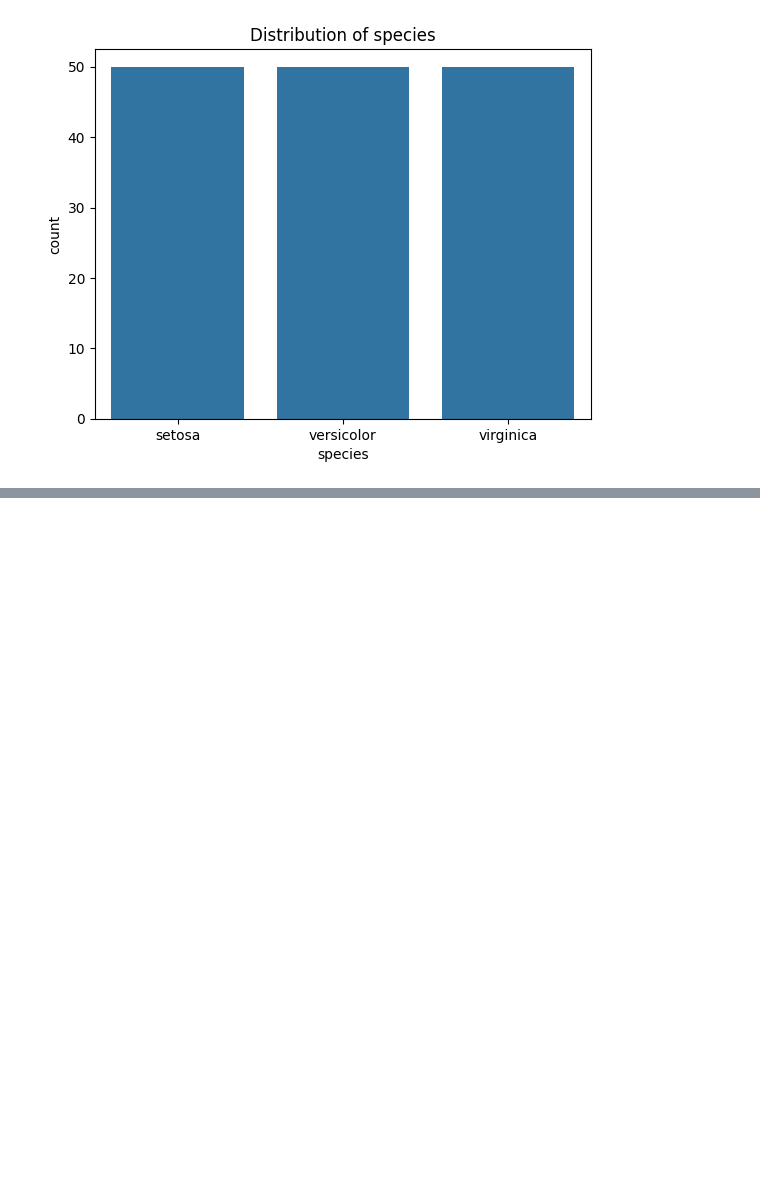
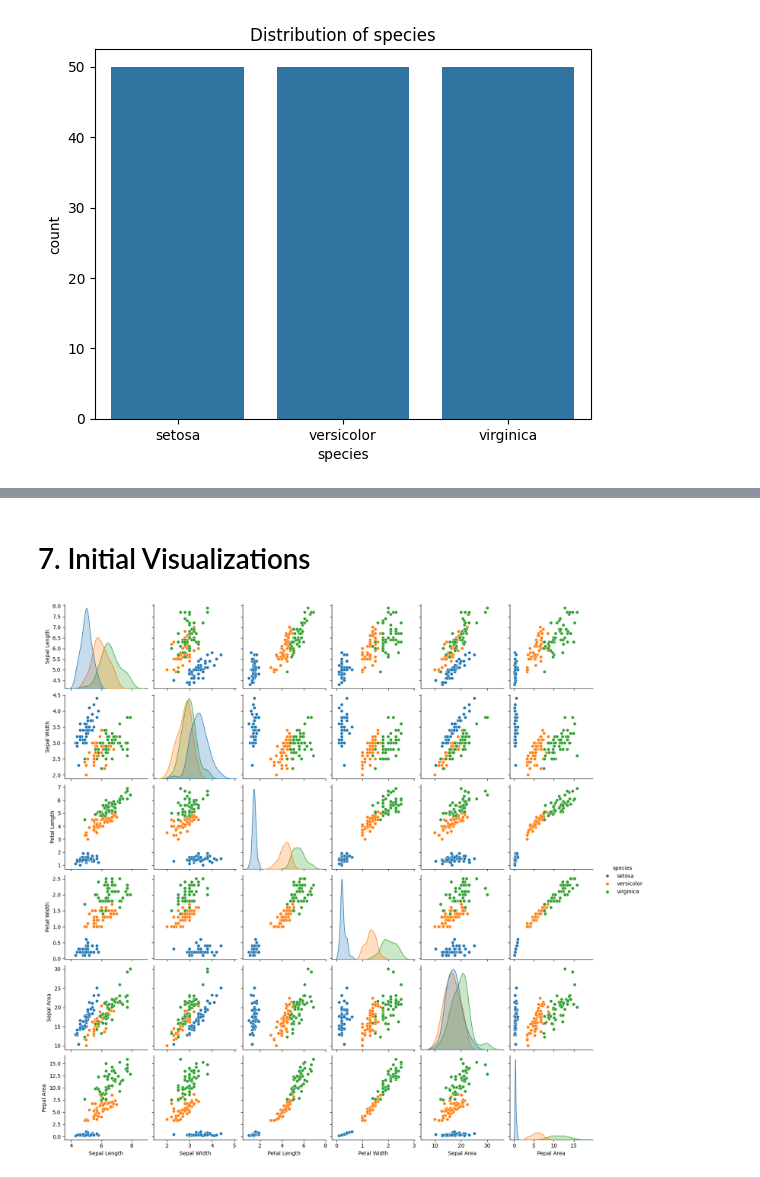
Before and after one commit to abeaderstadt/datafun-04-eda, a Jupyter notebook: beaderstadt-notebook.ipynb, the cells around one changed output, grey strips where cells are left out. Saved outputs shown, nothing was run; the diff lists cells and outputs as text; code cells hidden in the pictures; blank space fills up the shorter version.

Commit message:
Perform initial visualizations

```diff
--- a/beaderstadt-notebook.ipynb
+++ b/beaderstadt-notebook.ipynb
@@ -121,0 +128,22 @@ matplotlib.pyplot.show()
+# %%
+# Feature Engineering
+# Renaming all columns
+iris_df.rename(columns={'sepal_length': 'Sepal Length', 'sepal_width': 'Sepal Width',
+                        'petal_length': 'Petal Length', 'petal_width': 'Petal Width'}, inplace=True)
+
+# Adding new columns
+iris_df['Sepal Area'] = iris_df['Sepal Length'] * iris_df['Sepal Width']
+iris_df['Pepal Area'] = iris_df['Petal Length'] * iris_df['Petal Width']
+# %% [markdown]
+# 7. Initial Visualizations
+# %%
+# Create a pairplot of the Iris dataset
+# A pairplot is a grid of scatter plots for each pair of numerical columns in the dataset
+# The hue parameter is used to color the data points
+# by species (a categorical column)
+sns.pairplot(iris_df, hue='species')
+
+# Show all plots
+matplotlib.pyplot.show()
+# %% [output]
+[figure, added]
```
Also changed, not shown: parts of 3 cells of this notebook.
